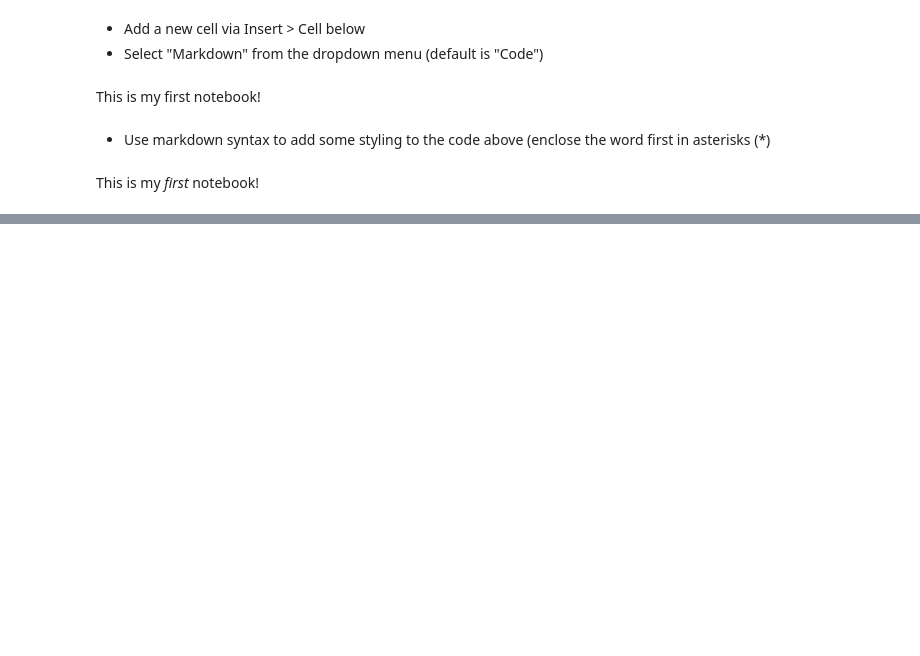
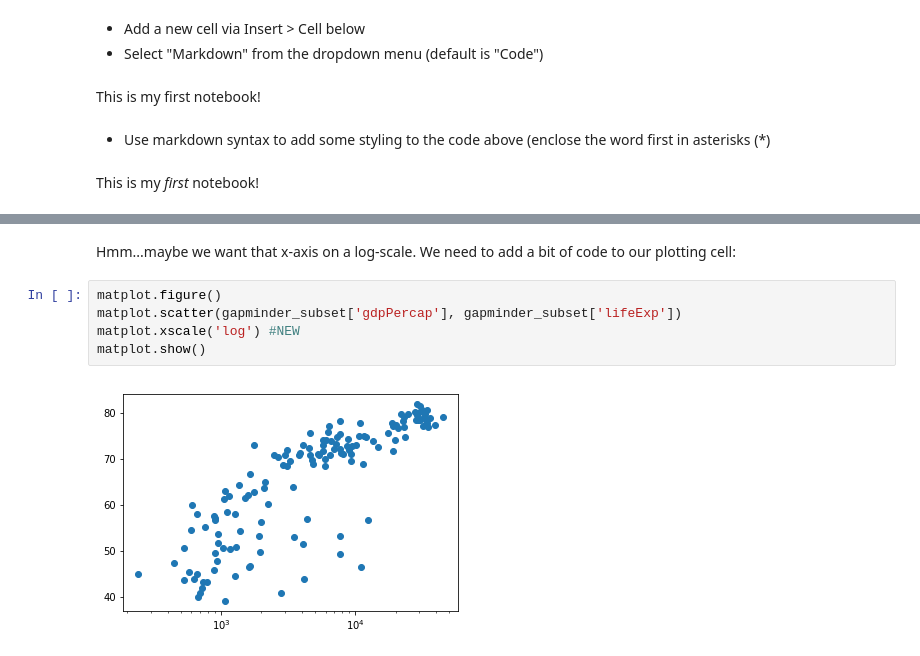
Before and after one commit to jcoliver/jupyter-lesson, a Jupyter notebook: Intro-to-Jupyter.ipynb, the cells around one changed output, grey strips where cells are left out. Drawn from its saved outputs; the diff is of its cells as text; blank space fills up the shorter version.

```diff
--- a/Intro-to-Jupyter.ipynb
+++ b/Intro-to-Jupyter.ipynb
@@ -68,0 +145,9 @@ This is my *first* notebook!
+# %% [markdown]
+Hmm...maybe we want that x-axis on a log-scale. We need to add a bit of code to our plotting cell:
+# %%
+matplot.figure()
+matplot.scatter(gapminder_subset['gdpPercap'], gapminder_subset['lifeExp'])
+matplot.xscale('log') #NEW
+matplot.show()
+# %% [output]
+[figure, added]
```
Also changed, not shown: parts of 32 cells of this notebook, 2 other files.
